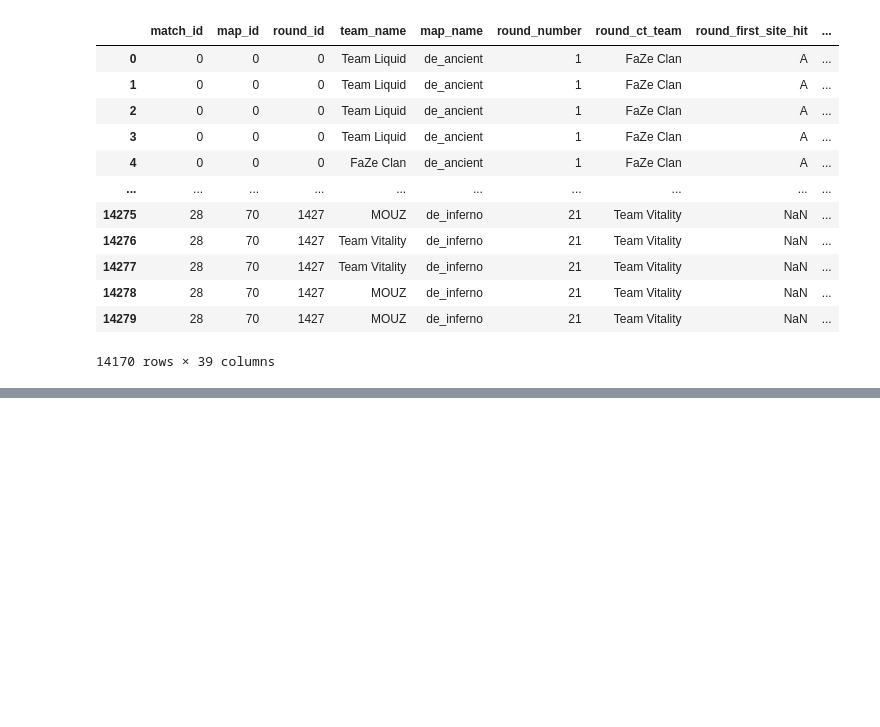
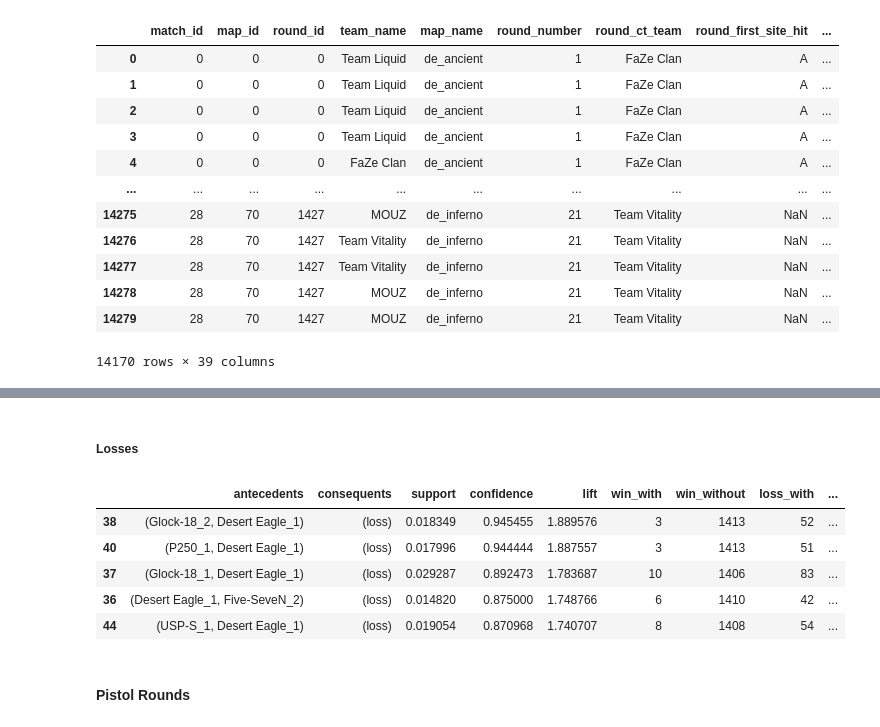
Before and after one commit to iwillreku3206/CSMODEL-MP, a Jupyter notebook: inventory.ipynb, the cells around one changed output, grey strips where cells are left out. Cells and saved outputs as stored; diff of their text form; code cells hidden in the pictures; blank space fills up the shorter version.

```diff
--- a/inventory.ipynb
+++ b/inventory.ipynb
@@ -259 +349,14 @@ get_rules_chisquare_table(demos_inventory, 20, 0.05)
+# %% [markdown]
+##### Losses
+# %%
+overall_rules.loc[overall_rules['consequents'] == {'loss'}].sort_values(by="confidence", ascending=False).head(5)
+# %% [output]
+|  | antecedents | consequents | support | confidence | lift | win_with | win_without | loss_with | ... |
+| 38 | (Glock-18_2, Desert Eagle_1) | (loss) | 0.018349 | 0.945455 | 1.889576 | 3 | 1413 | 52 | ... |
+| 40 | (P250_1, Desert Eagle_1) | (loss) | 0.017996 | 0.944444 | 1.887557 | 3 | 1413 | 51 | ... |
+| 37 | (Glock-18_1, Desert Eagle_1) | (loss) | 0.029287 | 0.892473 | 1.783687 | 10 | 1406 | 83 | ... |
+| 36 | (Desert Eagle_1, Five-SeveN_2) | (loss) | 0.014820 | 0.875000 | 1.748766 | 6 | 1410 | 42 | ... |
+| 44 | (USP-S_1, Desert Eagle_1) | (loss) | 0.019054 | 0.870968 | 1.740707 | 8 | 1408 | 54 | ... |
+# %% [markdown]
+#### Pistol Rounds
 # %%
```
Also changed, not shown: parts of 39 cells of this notebook, 30 other files.
